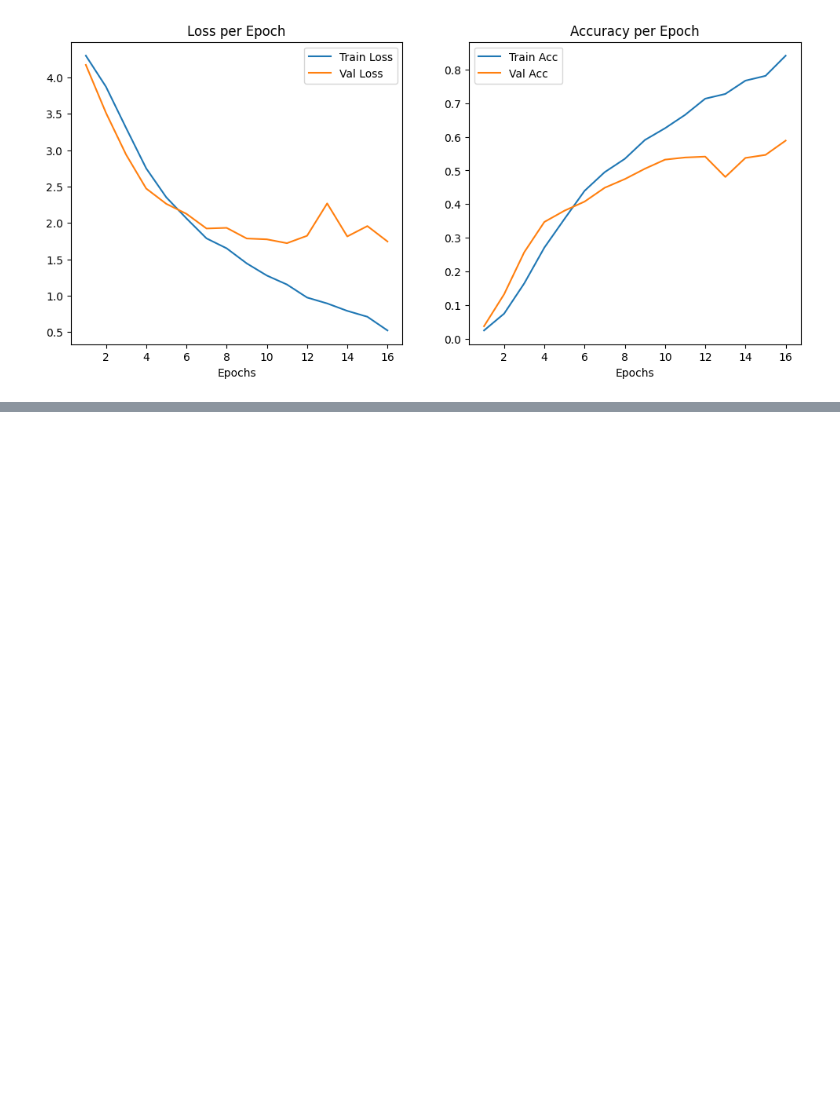
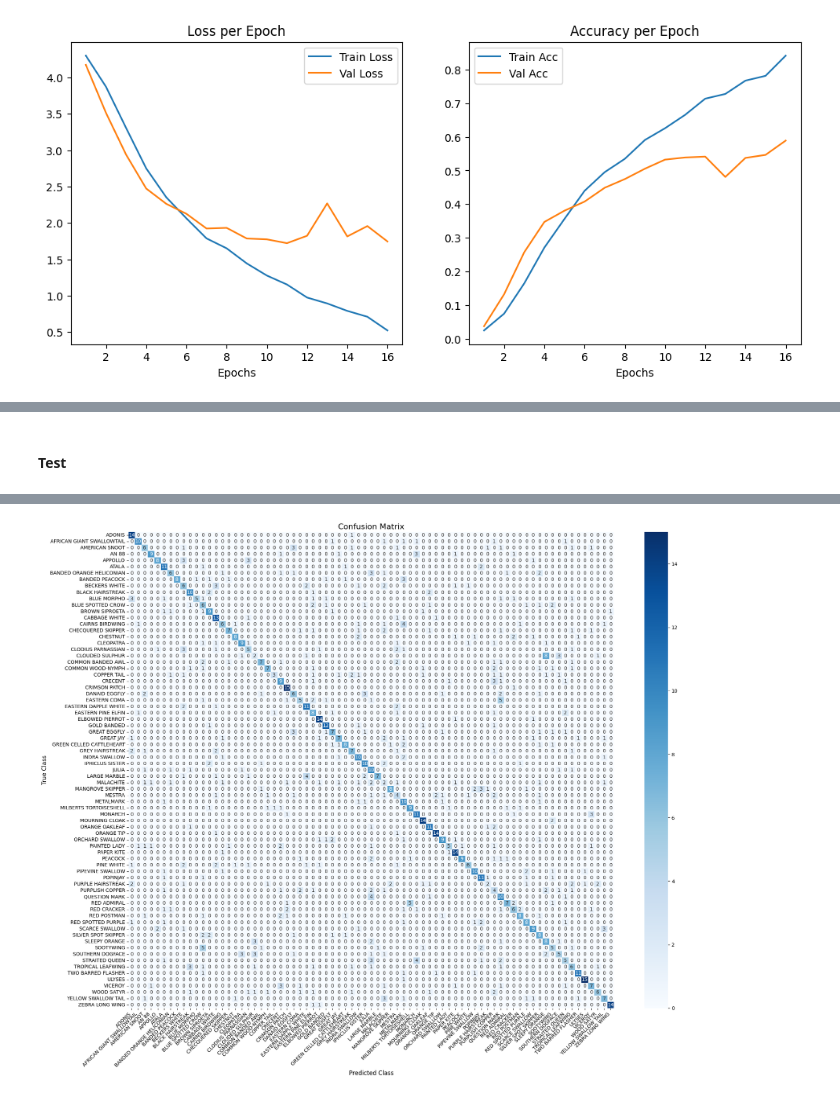
Before and after one commit to Tuco711/AML_Butterfly, a Jupyter notebook: TP1-students.ipynb, the cells around one changed output, grey strips where cells are left out. Drawn from its saved outputs; the diff is of its cells as text; code cells hidden in the pictures; blank space fills up the shorter version.

```diff
--- a/TP1-students.ipynb
+++ b/TP1-students.ipynb
@@ -83,7 +83,14 @@ class ButterflyDataset(data.Dataset):
         img_name = self.img_labels.iloc[idx]['filename']
         img_path = os.path.join(self.img_dir, img_name)
 
-        image = Image.open(img_path).convert("RGB")
+        try:
+            image = Image.open(img_path).convert("RGB")
+        except Exception as e:
+            print(f"Error loading image {img_path}: {e}")
+            # Return a dummy image and label in case of error
+            dummy_image = Image.new('RGB', (IMAGE_SIZE, IMAGE_SIZE), color='black')
+            dummy_label = torch.tensor(0, dtype=torch.long)
+            return dummy_image, dummy_label
 
         label_name = self.img_labels.iloc[idx]['label']
         label_idx = self.class_to_idx[label_name]
@@ -97,7 +104,7 @@ class ButterflyDataset(data.Dataset):
 First, we read the dataset, preprocess the images and encapsulate them into dataloader form.
 # %%
 # load the data
-img_dir = "/content/dataset_local/aca-butterflies/train"
+img_dir = Path("/content/dataset_local/train")
 # img_dir = os.path.join(path, 'train')
 df = pd.read_csv(os.path.join(path, 'train.csv'))
 
@@ -1258,0 +1352,49 @@ plot_results(history_final)
+# %% [markdown]
+#### Test
+# %%
+final_CNN_model = ButterflyCNN(**oversampled_cnn_best_config['architecture']).to(device)
+
+if oversampled_cnn_best_config['loss'] == 'CrossEntropy':
+    criterion_final = nn.CrossEntropyLoss()
+else:
+    criterion_final = nn.MultiMarginLoss()
+
+if oversampled_cnn_best_config['optimizer'] == 'Adam':
+    optimizer_final = optim.Adam(final_CNN_model.parameters(), lr=oversampled_cnn_best_config['learning_rate'])
+else:
+    optimizer_final = optim.RMSprop(final_CNN_model.parameters(), lr=oversampled_cnn_best_config['learning_rate'])
+
+cnn_scheduler_final = optim.lr_scheduler.ReduceLROnPlateau(optimizer_final, mode='min', factor=0.5, patience=3)
+
+print(f"Training the final CNN with the best configuration: {oversampled_cnn_best_config}")
+cnn_over_history_final = train_model(model=final_CNN_model,
+                            train_loader=oversampled_train_loader,
+                            val_loader=oversampled_val_loader,
+                            criterion=criterion_final,
+                            optimizer=optimizer_final,
+                            device=device,
+                            num_epochs=45,
+                            scheduler=cnn_scheduler_final)
+
+# save the best model configuration for later use
+checkpoint_cnn = {
+    'model_name': 'ButterflyCNN',
+    'best_config': oversampled_cnn_best_config,
+    'model_weights': final_CNN_model.state_dict(),
+    'class_names': test_dataset.classes
+}
+
+dir_save = os.path.dirname(path) # Main Project Directory
+save_path = os.path.join(dir_save, 'models/best_over_cnn_model.pth')
+
+torch.save(checkpoint_cnn, save_path)
+print(f"Model saved successfully to: {save_path}")
+
+# Evaluate the final model on the Test Set
+labels_reais, labels_previstos = evaluate_on_test(
+    final_CNN_model,
+    oversampled_test_loader,
+    device,
+    class_names=test_dataset.classes
+)
+# %% [output]
@@ -1258,0 +1418 @@ plot_results(history_final)
+[figure, added]
```
Also changed, not shown: parts of 19 cells of this notebook, 4 other files.
